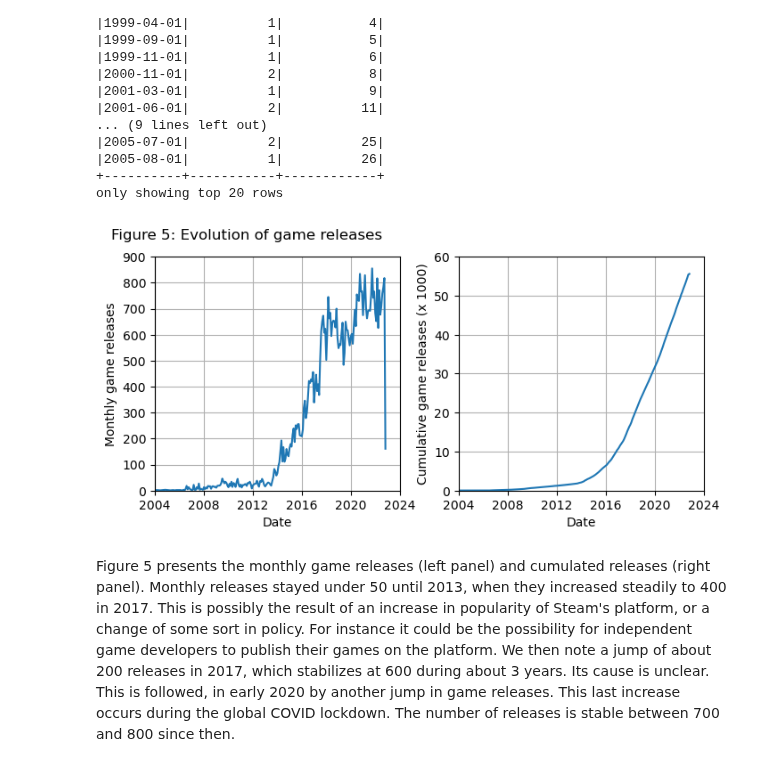
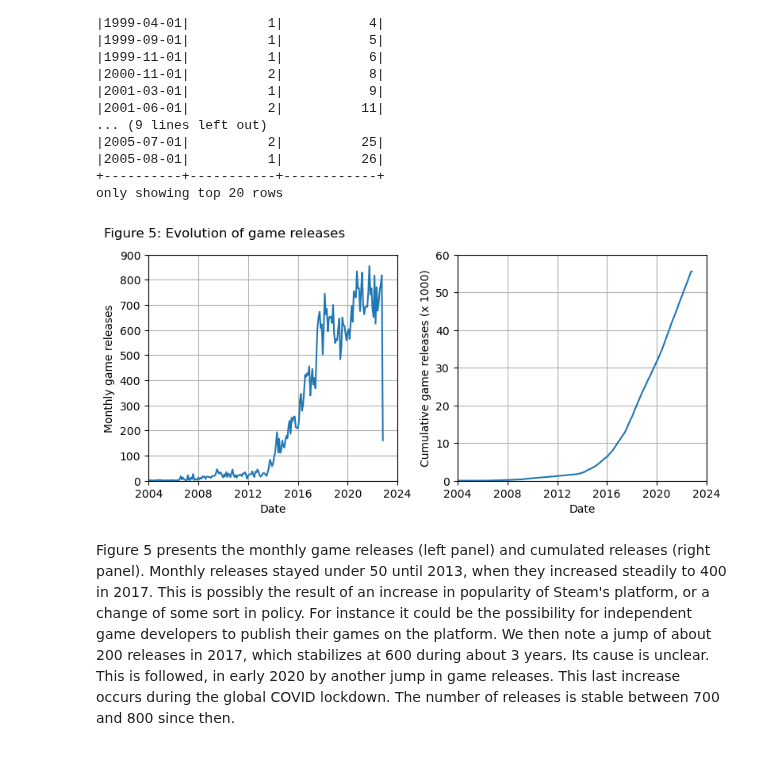
Before and after one commit to netesf13d/jedha-projects, a Jupyter notebook: 1-02-Steam_videogames_platform/Steam_videogames_platform.ipynb, the cells around one changed output. Drawn from its saved outputs; the diff is of its cells as text; code cells hidden in the pictures.

```diff
--- a/1-02-Steam_videogames_platform/Steam_videogames_platform.ipynb
+++ b/1-02-Steam_videogames_platform/Steam_videogames_platform.ipynb
@@ -956,35 +1021,35 @@ only showing top 20 rows
 # %%
 game_releases = game_releases_df.toPandas().astype({'date': 'datetime64[s]'})
 
 
 fig5, axs5 = plt.subplots(
-    nrows=1, ncols=2, figsize=(7, 3.5), dpi=100,
+    nrows=1, ncols=2, figsize=(8, 3.8), dpi=100,
     gridspec_kw={'left': 0.09, 'right': 0.97, 'top': 0.89, 'bottom': 0.14, 'wspace': 0.24})
 fig5.suptitle('Figure 5: Evolution of game releases', x=0.02, ha='left')
 
 axs5[0].plot(game_releases.date, game_releases.nb_releases,
              marker='', linestyle='-')
 axs5[0].set_xlim(12410, 19730)
 axs5[0].xaxis.set_major_locator(mdates.YearLocator(4))
 axs5[0].set_ylim(0, 900)
 axs5[0].grid(visible=True)
 axs5[0].set_xlabel('Date')
 axs5[0].set_ylabel('Monthly game releases')
 
 
 axs5[1].plot(game_releases.date, game_releases.cum_releases,
              marker='', linestyle='-')
 axs5[1].set_xlim(12410, 19730)
 axs5[1].xaxis.set_major_locator(mdates.YearLocator(4))
 axs5[1].set_ylim(0, 60000)
 axs5[1].set_yticks(np.linspace(0, 60000, 7), np.arange(0, 70, 10))
 axs5[1].grid(visible=True)
 axs5[1].set_xlabel('Date')
 axs5[1].set_ylabel('Cumulative game releases (x 1000)')
 
 plt.show()
 # %% [output]
-[figure, old version]
+[figure, new version]
 # %% [markdown]
 Figure 5 presents the monthly game releases (left panel) and cumulated releases (right panel). Monthly releases stayed under 50 until 2013, when they increased steadily to 400 in 2017. This is possibly the result of an increase in popularity of Steam's platform, or a change of some sort in policy. For instance it could be the possibility for independent game developers to publish their games on the platform. We then note a jump of about 200 releases in 2017, which stabilizes at 600 during about 3 years. Its cause is unclear. This is followed, in early 2020 by another jump in game releases. This last increase occurs during the global COVID lockdown. The number of releases is stable between 700 and 800 since then.
 # %% [markdown]
```
Also changed, not shown: parts of 19 cells of this notebook, 3 other files.
